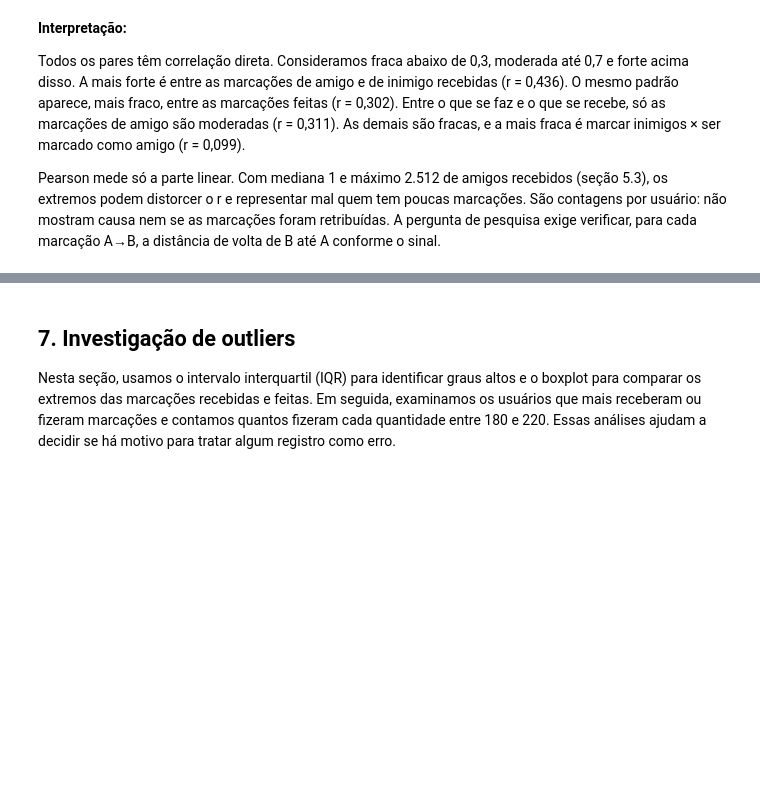
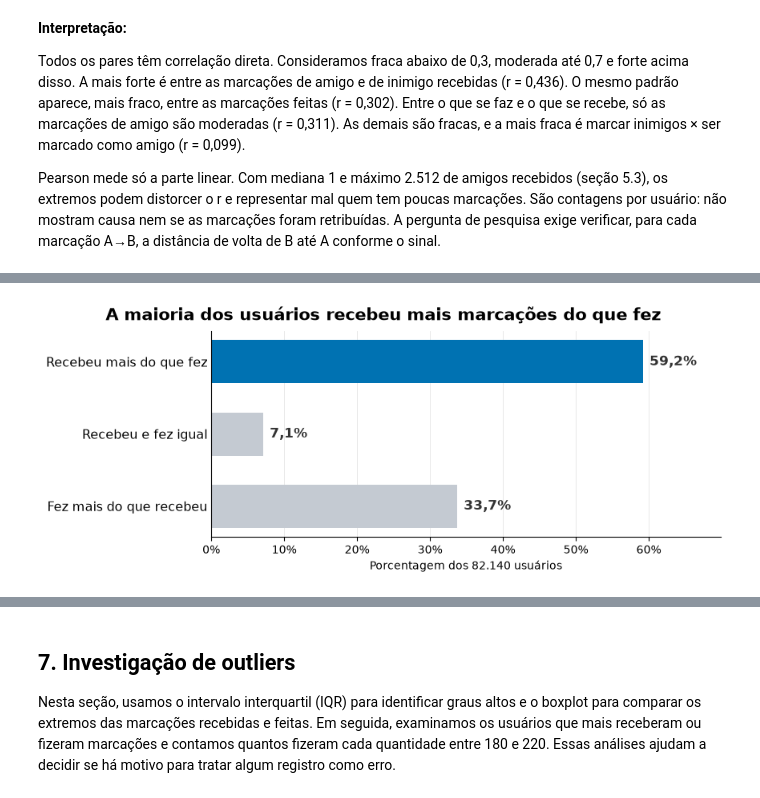
Before and after one commit to arthurlins7/Projeto-Grafos, a Jupyter notebook: notebooks/01_exploracao_dados.ipynb, the cells around one changed output, grey strips where cells are left out. Cells and saved outputs as stored; diff of their text form; code cells hidden in the pictures; blank space fills up the shorter version.

Commit message:
feat: comparar marcações recebidas e feitas por usuário

```diff
--- a/notebooks/01_exploracao_dados.ipynb
+++ b/notebooks/01_exploracao_dados.ipynb
@@ -523,0 +528,33 @@ Pearson mede só a parte linear. Com mediana 1 e máximo 2.512 de amigos recebid
+# %%
+import matplotlib.pyplot as plt
+import numpy as np
+
+recebidas = graus["grau_entrada"]
+feitas = graus["grau_saida"]
+total_usuarios = len(graus)
+nomes = ["Recebeu mais do que fez", "Recebeu e fez igual", "Fez mais do que recebeu"]
+filtros = [recebidas.gt(feitas), recebidas.eq(feitas), feitas.gt(recebidas)]
+porcentagens = [100 * filtro.sum() / total_usuarios for filtro in filtros]
+cores = ["#0072B2", "#C4CAD2", "#C4CAD2"]
+
+fig, eixo = plt.subplots(figsize=(8.5, 3.4), layout="constrained")
+posicoes = np.arange(len(nomes))
+barras = eixo.barh(posicoes, porcentagens, color=cores, height=0.6)
+eixo.bar_label(barras, labels=[f"{p:.1f}%".replace(".", ",") for p in porcentagens],
+               padding=6, fontsize=12, fontweight="bold", color="#333333")
+eixo.set_yticks(posicoes, nomes, fontsize=11.5)
+eixo.invert_yaxis()
+eixo.set_xlim(0, max(porcentagens) * 1.18)
+eixo.xaxis.set_major_formatter(lambda valor, _: f"{valor:.0f}%")
+eixo.set_xlabel(f"Porcentagem dos {total_usuarios:,} usuários".replace(",", "."))
+fig.suptitle("A maioria dos usuários recebeu mais marcações do que fez",
+             fontsize=15, fontweight="bold")
+eixo.tick_params(axis="y", length=0)
+eixo.spines[["top", "right"]].set_visible(False)
+eixo.grid(axis="x", color="#E5E5E5", linewidth=0.6)
+eixo.set_axisbelow(True)
+
+fig.savefig(pasta_projeto / "out" / "parte2" / "avd_recebidas_feitas.png", dpi=150, facecolor="white")
+plt.show()
+# %% [output]
+[figure, added]
```
Also changed, not shown: parts of 2 cells of this notebook, 1 other file.
